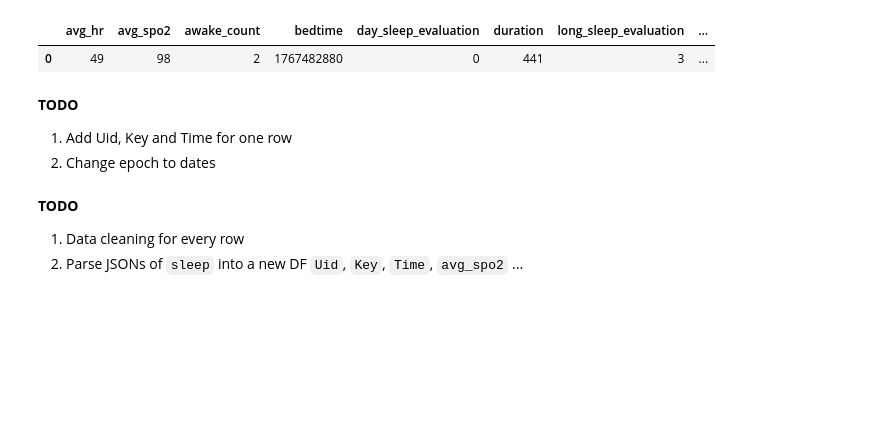
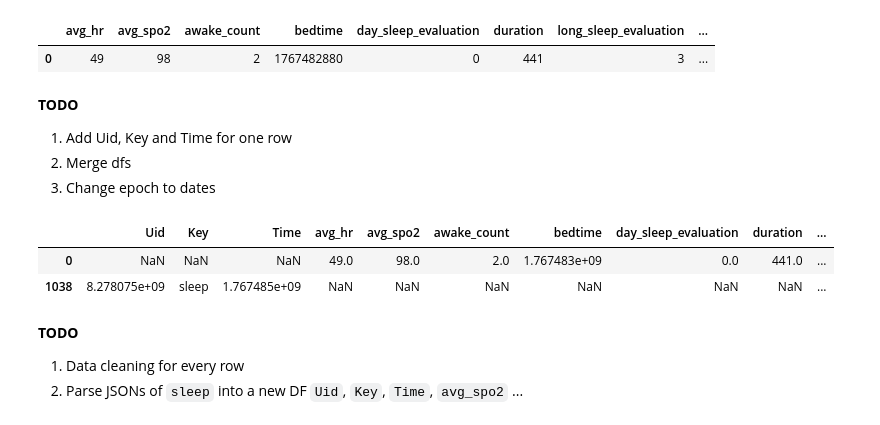
Before and after one commit to maciejleszek/bachelor-thesis, a Jupyter notebook: test.ipynb, the cells around one changed output. Drawn from its saved outputs; the diff is of its cells as text; code cells hidden in the pictures; blank space fills up the shorter version.

```diff
--- a/test.ipynb
+++ b/test.ipynb
@@ -103,12 +103,20 @@ sleep_data_1767484800_merged_dropped_sorted_df
 # %% [markdown]
 **TODO**
 1. Add Uid, Key and Time for one row
-2. Change epoch to dates
+2. Merge dfs
+3. Change epoch to dates
 # %%
 # Add Uid, Key and Time for one row
+sleep_data_1767484800_uid_key_time = df[(df.Key == 'sleep') & (df.Time == 1767484800) & (df.Tag == 'daily_report')].drop(columns=['Value', 'Sid', 'Tag', 'UpdateTime'])
 
+all_sleep_data_1767484800_uid_key_time = sleep_data_1767484800_uid_key_time.merge(sleep_data_1767484800_merged_dropped_sorted_df, how='outer', left_index=True, right_index=True)
+all_sleep_data_1767484800_uid_key_time
 
 # Change epoch to dates
+# %% [output]
+|  | Uid | Key | Time | avg_hr | avg_spo2 | awake_count | bedtime | day_sleep_evaluation | duration | ... |
+| 0 | NaN | NaN | NaN | 49.0 | 98.0 | 2.0 | 1.767483e+09 | 0.0 | 441.0 | ... |
+| 1038 | 8.278075e+09 | sleep | 1.767485e+09 | NaN | NaN | NaN | NaN | NaN | NaN | ... |
 # %% [markdown]
 **TODO**
 1. Data cleaning for every row
```
Also changed, not shown: 1 other file.
